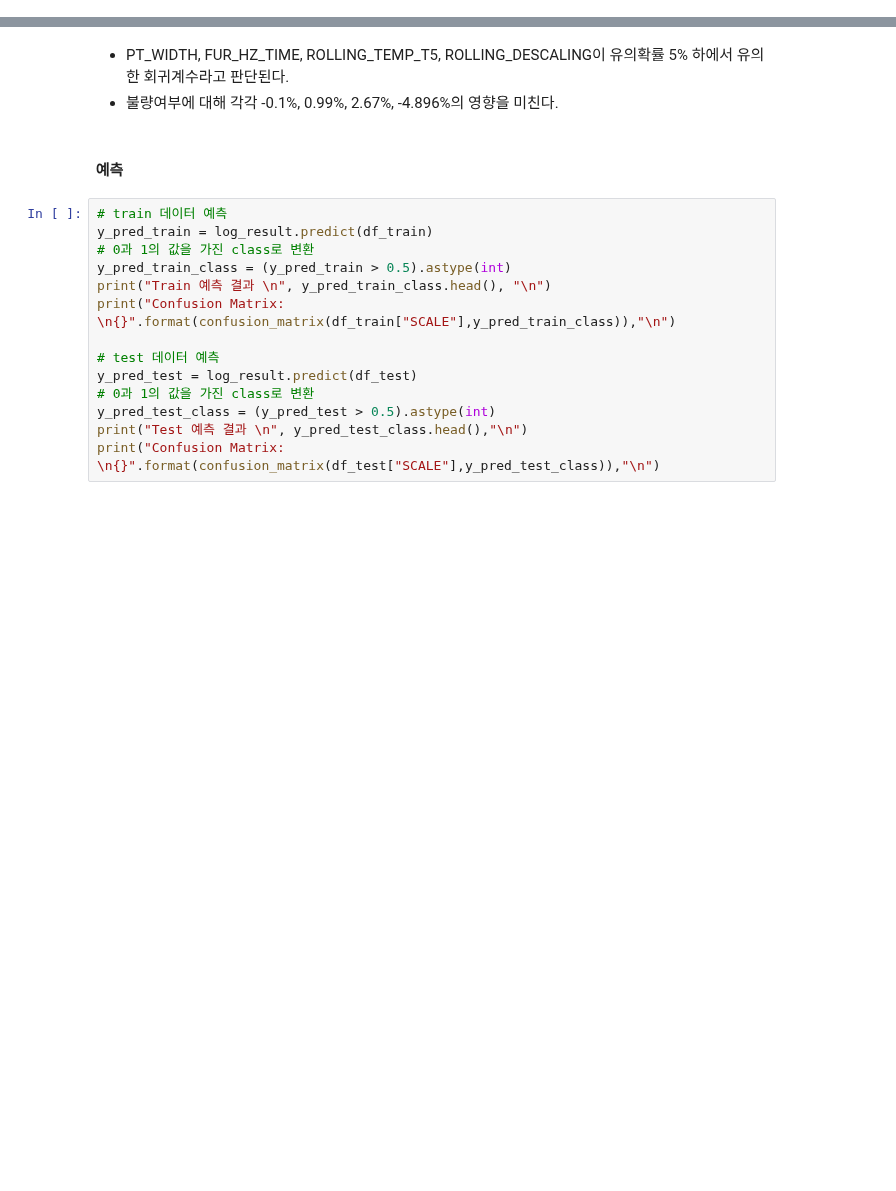
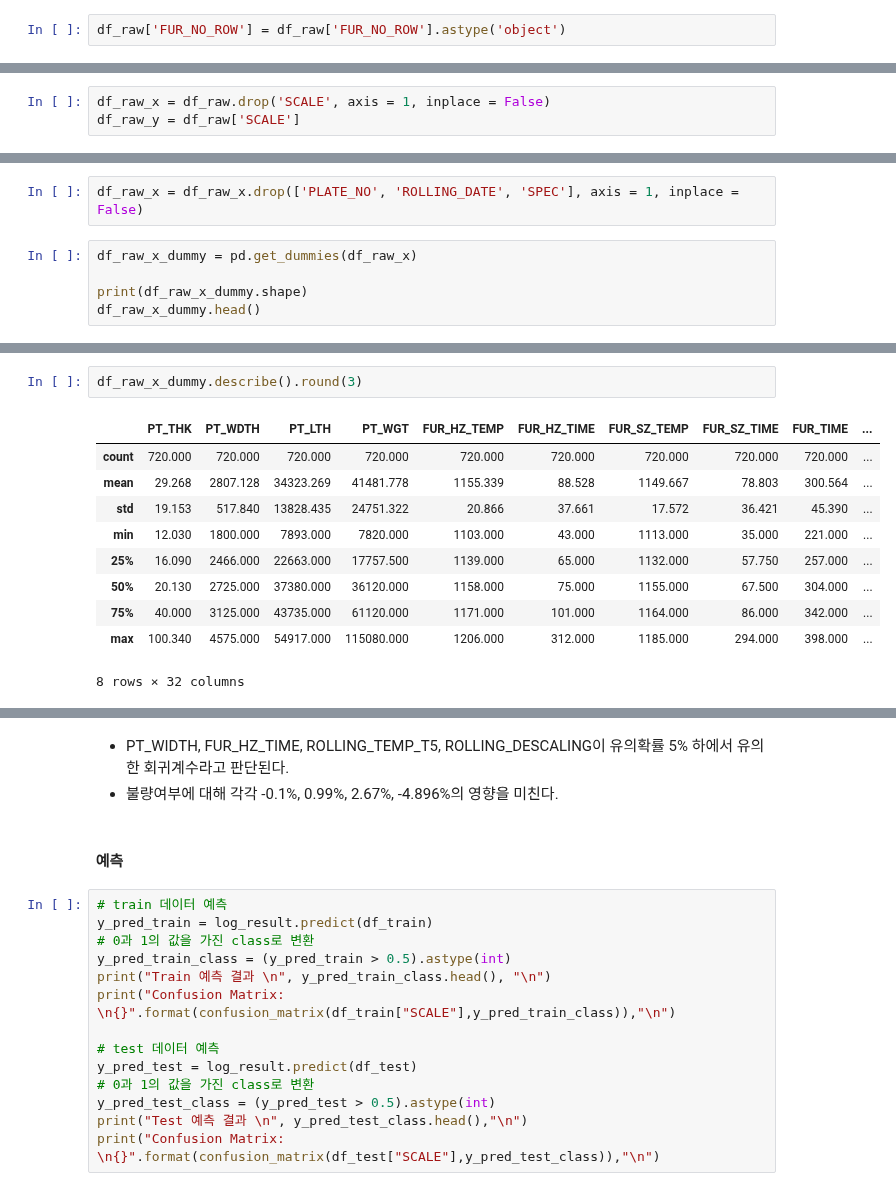
Before and after one commit to mjiii25/posco-academy, a Jupyter notebook: Big-Data/Assignment-2/vitalfew-logistic-regression.ipynb, the cells around one changed output, grey strips where cells are left out. Saved outputs shown, nothing was run; the diff lists cells and outputs as text; blank space fills up the shorter version.

```diff
--- a/Big-Data/Assignment-2/vitalfew-logistic-regression.ipynb
+++ b/Big-Data/Assignment-2/vitalfew-logistic-regression.ipynb
@@ -180,0 +101,2 @@ ROLLING_DESCALING    -0.4896      0.194     -2.528      0.011      -0.869      -
+# %%
+df_raw['FUR_NO_ROW'] = df_raw['FUR_NO_ROW'].astype('object')
@@ -180,0 +141,3 @@ ROLLING_DESCALING    -0.4896      0.194     -2.528      0.011      -0.869      -
+# %%
+df_raw_x = df_raw.drop('SCALE', axis = 1, inplace = False)
+df_raw_y = df_raw['SCALE']
@@ -180,0 +171,7 @@ ROLLING_DESCALING    -0.4896      0.194     -2.528      0.011      -0.869      -
+# %%
+df_raw_x = df_raw_x.drop(['PLATE_NO', 'ROLLING_DATE', 'SPEC'], axis = 1, inplace = False)
+# %%
+df_raw_x_dummy = pd.get_dummies(df_raw_x)
+
+print(df_raw_x_dummy.shape)
+df_raw_x_dummy.head()
@@ -180,0 +207,13 @@ ROLLING_DESCALING    -0.4896      0.194     -2.528      0.011      -0.869      -
+# %%
+df_raw_x_dummy.describe().round(3)
+# %% [output]
+|  | PT_THK | PT_WDTH | PT_LTH | PT_WGT | FUR_HZ_TEMP | FUR_HZ_TIME | FUR_SZ_TEMP | FUR_SZ_TIME | FUR_TIME | ... |
+| count | 720.000 | 720.000 | 720.000 | 720.000 | 720.000 | 720.000 | 720.000 | 720.000 | 720.000 | ... |
+| mean | 29.268 | 2807.128 | 34323.269 | 41481.778 | 1155.339 | 88.528 | 1149.667 | 78.803 | 300.564 | ... |
+| std | 19.153 | 517.840 | 13828.435 | 24751.322 | 20.866 | 37.661 | 17.572 | 36.421 | 45.390 | ... |
+| min | 12.030 | 1800.000 | 7893.000 | 7820.000 | 1103.000 | 43.000 | 1113.000 | 35.000 | 221.000 | ... |
+| 25% | 16.090 | 2466.000 | 22663.000 | 17757.500 | 1139.000 | 65.000 | 1132.000 | 57.750 | 257.000 | ... |
+| 50% | 20.130 | 2725.000 | 37380.000 | 36120.000 | 1158.000 | 75.000 | 1155.000 | 67.500 | 304.000 | ... |
+| 75% | 40.000 | 3125.000 | 43735.000 | 61120.000 | 1171.000 | 101.000 | 1164.000 | 86.000 | 342.000 | ... |
+| max | 100.340 | 4575.000 | 54917.000 | 115080.000 | 1206.000 | 312.000 | 1185.000 | 294.000 | 398.000 | ... |
+8 rows × 32 columns
```
Also changed, not shown: parts of 57 cells of this notebook.
